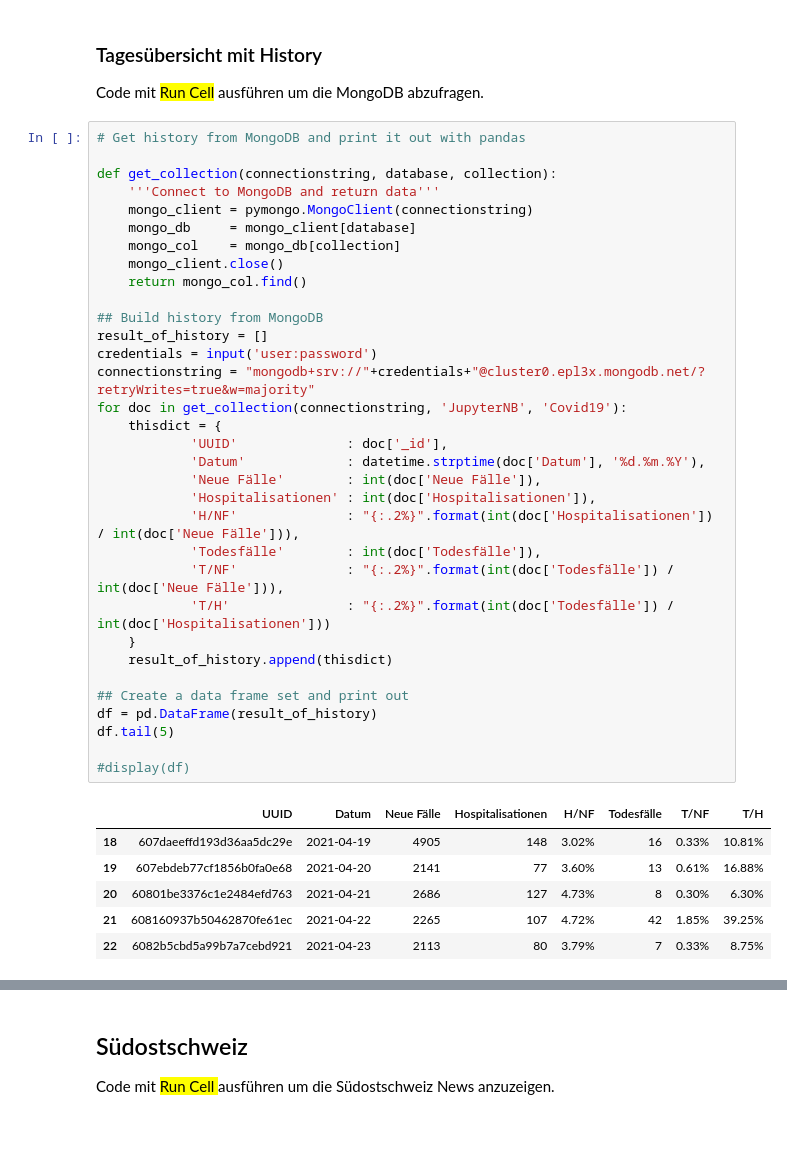
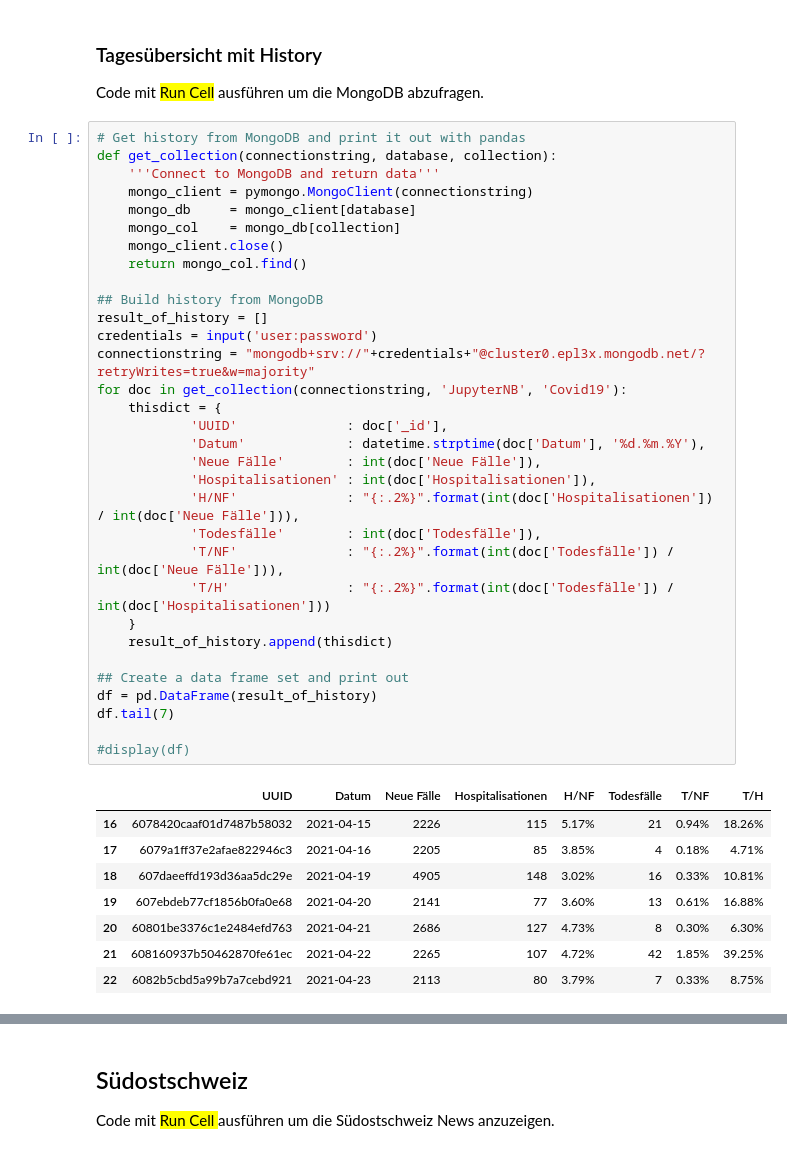
Before and after one commit to tinuwalther/Jupyter-Notebooks, a Jupyter notebook: python/News-Reader.ipynb, the cells around one changed output, grey strips where cells are left out. Saved outputs shown, nothing was run; the diff lists cells and outputs as text.

```diff
--- a/python/News-Reader.ipynb
+++ b/python/News-Reader.ipynb
@@ -382,39 +361,40 @@ add_document(connectionstring, 'JupyterNB', 'Covid19', { "Datum": "11.04.2021",
 Code mit <mark>Run Cell</mark> ausführen um die MongoDB abzufragen.
 # %%
 # Get history from MongoDB and print it out with pandas
-
 def get_collection(connectionstring, database, collection):
     '''Connect to MongoDB and return data'''
     mongo_client = pymongo.MongoClient(connectionstring)
     mongo_db     = mongo_client[database]
     mongo_col    = mongo_db[collection]
     mongo_client.close()
     return mongo_col.find()
 
 ## Build history from MongoDB
 result_of_history = []
 credentials = input('user:password')
 connectionstring = "mongodb+srv://"+credentials+"@cluster0.epl3x.mongodb.net/?retryWrites=true&w=majority"
 for doc in get_collection(connectionstring, 'JupyterNB', 'Covid19'):
     thisdict = {
             'UUID'              : doc['_id'],
             'Datum'             : datetime.strptime(doc['Datum'], '%d.%m.%Y'),
             'Neue Fälle'        : int(doc['Neue Fälle']),
             'Hospitalisationen' : int(doc['Hospitalisationen']),
             'H/NF'              : "{:.2%}".format(int(doc['Hospitalisationen']) / int(doc['Neue Fälle'])),
             'Todesfälle'        : int(doc['Todesfälle']),
             'T/NF'              : "{:.2%}".format(int(doc['Todesfälle']) / int(doc['Neue Fälle'])),
             'T/H'               : "{:.2%}".format(int(doc['Todesfälle']) / int(doc['Hospitalisationen']))
     }
     result_of_history.append(thisdict)
 
 ## Create a data frame set and print out
 df = pd.DataFrame(result_of_history)
-df.tail(5)
+df.tail(7)
 
 #display(df)
 # %% [output]
 |  | UUID | Datum | Neue Fälle | Hospitalisationen | H/NF | Todesfälle | T/NF | T/H |
+| 16 | 6078420caaf01d7487b58032 | 2021-04-15 | 2226 | 115 | 5.17% | 21 | 0.94% | 18.26% |
+| 17 | 6079a1ff37e2afae822946c3 | 2021-04-16 | 2205 | 85 | 3.85% | 4 | 0.18% | 4.71% |
 | 18 | 607daeeffd193d36aa5dc29e | 2021-04-19 | 4905 | 148 | 3.02% | 16 | 0.33% | 10.81% |
 | 19 | 607ebdeb77cf1856b0fa0e68 | 2021-04-20 | 2141 | 77 | 3.60% | 13 | 0.61% | 16.88% |
 | 20 | 60801be3376c1e2484efd763 | 2021-04-21 | 2686 | 127 | 4.73% | 8 | 0.30% | 6.30% |
```
Also changed, not shown: parts of 2 cells of this notebook, 1 other file.
